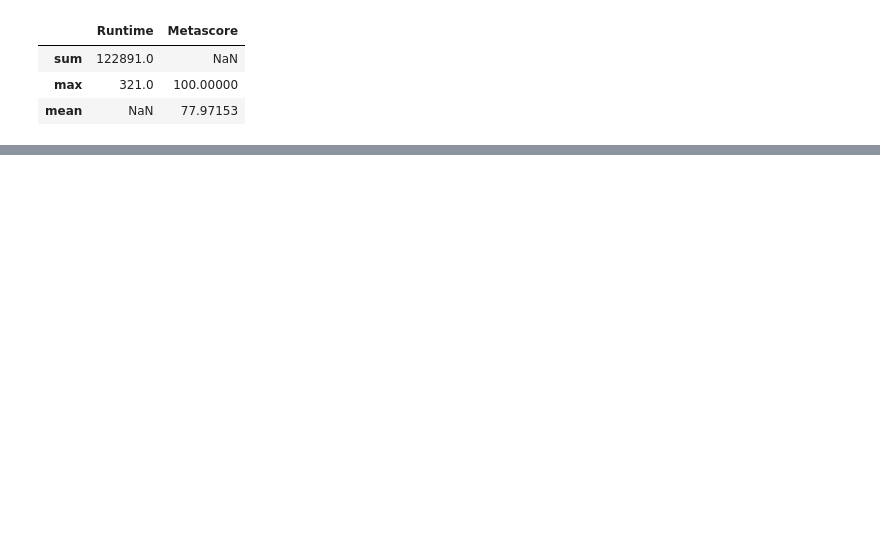
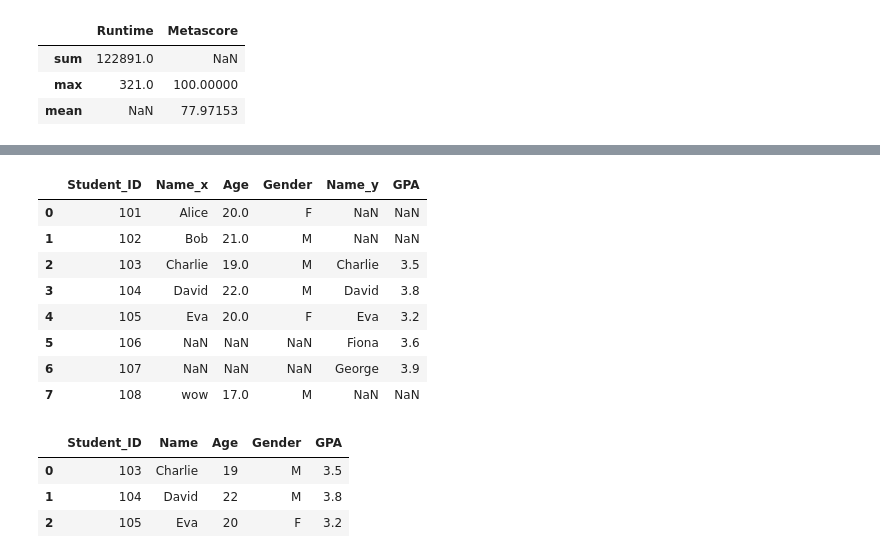
Before and after one commit to bhedadev010/Pandas, a Jupyter notebook: Session-11/questions.ipynb, the cells around one changed output, grey strips where cells are left out. Saved outputs shown, nothing was run; the diff lists cells and outputs as text; code cells hidden in the pictures; blank space fills up the shorter version.

```diff
--- a/Session-11/questions.ipynb
+++ b/Session-11/questions.ipynb
@@ -109,4 +137,16 @@ movies.agg({
 # %%
-# studetnts.merge(new, how="inner",on="student_id")
-# left,right,inner join
-# left,right,outer join
+df1 = pd.DataFrame({
+    'Student_ID': [101, 102, 103, 104, 105,108],
+    'Name': ['Alice', 'Bob', 'Charlie', 'David', 'Eva','wow'],
+    'Age': [20, 21, 19, 22, 20,17],
+    'Gender': ['F', 'M', 'M', 'M', 'F','M']
+})
+
+df2 = pd.DataFrame({
+    'Student_ID': [103, 104, 105, 106, 107],
+    'Name': ['Charlie', 'David', 'Eva', 'Fiona', 'George'],
+    'GPA': [3.5, 3.8, 3.2, 3.6, 3.9]
+})
+
+#inner join
+df1.merge(df2, how="inner",on="Student_ID")
@@ -113,3 +179,20 @@ movies.agg({
+# %%
+#outer join
+pd.merge(df1,df2, how='outer', on='Student_ID')
+# %% [output]
+|  | Student_ID | Name_x | Age | Gender | Name_y | GPA |
+| 0 | 101 | Alice | 20.0 | F | NaN | NaN |
+| 1 | 102 | Bob | 21.0 | M | NaN | NaN |
+| 2 | 103 | Charlie | 19.0 | M | Charlie | 3.5 |
+| 3 | 104 | David | 22.0 | M | David | 3.8 |
+| 4 | 105 | Eva | 20.0 | F | Eva | 3.2 |
+| 5 | 106 | NaN | NaN | NaN | Fiona | 3.6 |
+| 6 | 107 | NaN | NaN | NaN | George | 3.9 |
+| 7 | 108 | wow | 17.0 | M | NaN | NaN |
 # %%
-#pd.merge(d1,d2,how='')
-#two syntax available
+pd.merge(df1,df2,how='inner')
+# %% [output]
+|  | Student_ID | Name | Age | Gender | GPA |
+| 0 | 103 | Charlie | 19 | M | 3.5 |
+| 1 | 104 | David | 22 | M | 3.8 |
+| 2 | 105 | Eva | 20 | F | 3.2 |
```
Also changed, not shown: parts of 8 cells of this notebook, 4 other files.
